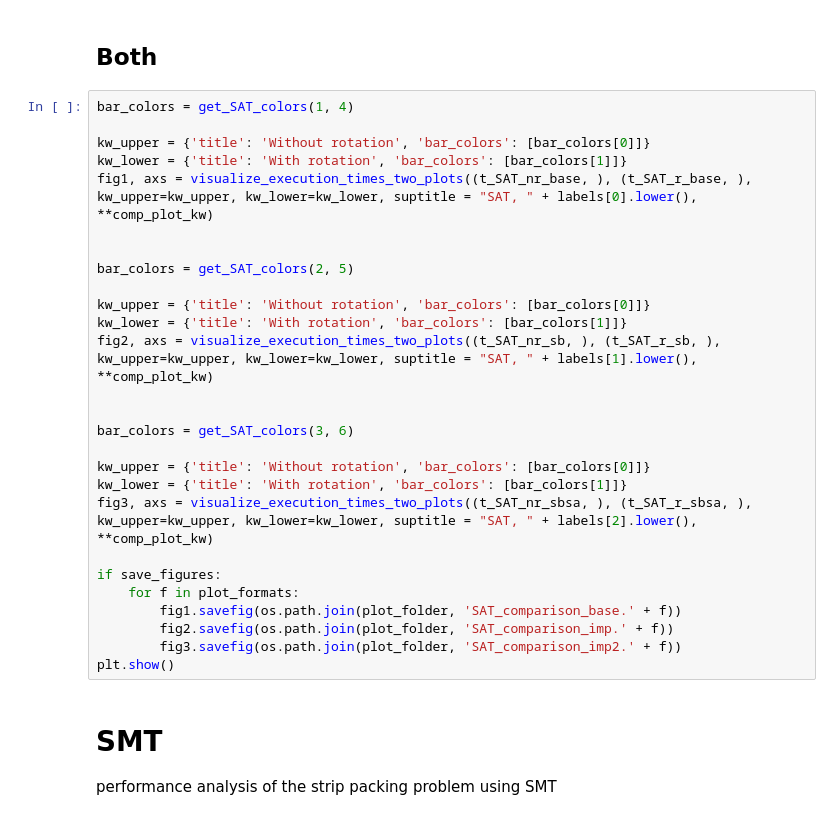
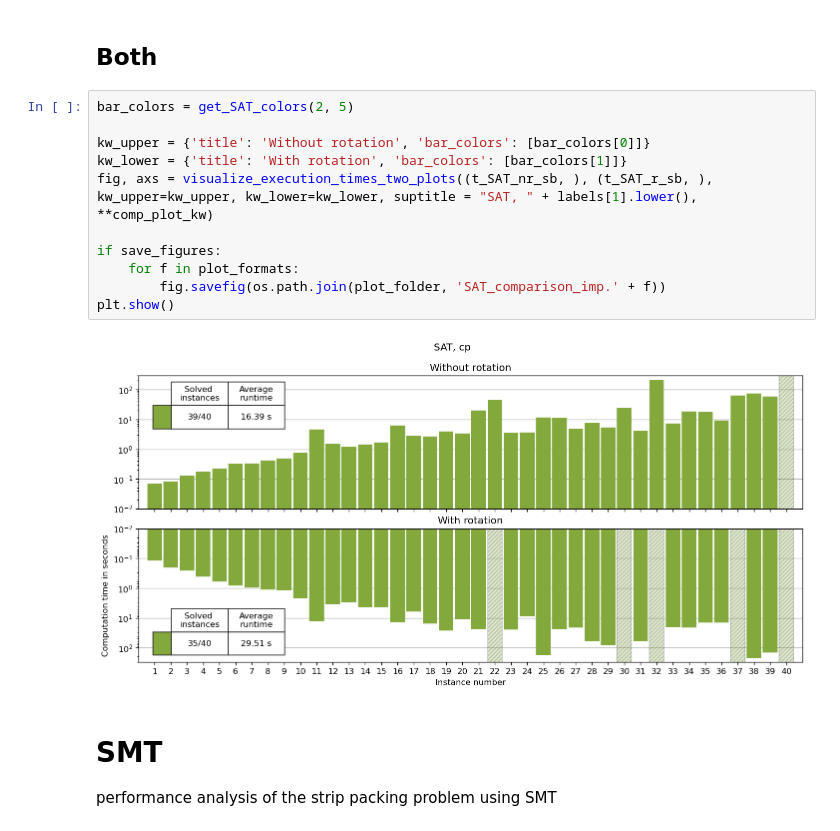
Before and after one commit to SamTheMar/Strip_packing_problem, a Jupyter notebook: analysis.ipynb, the cells around one changed output. Cells and saved outputs as stored; diff of their text form.

Commit message:
final analysis with notebook run with plots

```diff
--- a/analysis.ipynb
+++ b/analysis.ipynb
@@ -136,32 +146,18 @@ plt.show()
 # %% [markdown]
 ## Both
 # %%
-bar_colors = get_SAT_colors(1, 4)
-
-kw_upper = {'title': 'Without rotation', 'bar_colors': [bar_colors[0]]}
-kw_lower = {'title': 'With rotation', 'bar_colors': [bar_colors[1]]}
-fig1, axs = visualize_execution_times_two_plots((t_SAT_nr_base, ), (t_SAT_r_base, ), kw_upper=kw_upper, kw_lower=kw_lower, suptitle = "SAT, " + labels[0].lower(), **comp_plot_kw)
-
-
 bar_colors = get_SAT_colors(2, 5)
 
 kw_upper = {'title': 'Without rotation', 'bar_colors': [bar_colors[0]]}
 kw_lower = {'title': 'With rotation', 'bar_colors': [bar_colors[1]]}
-fig2, axs = visualize_execution_times_two_plots((t_SAT_nr_sb, ), (t_SAT_r_sb, ), kw_upper=kw_upper, kw_lower=kw_lower, suptitle = "SAT, " + labels[1].lower(), **comp_plot_kw)
-
-
-bar_colors = get_SAT_colors(3, 6)
-
-kw_upper = {'title': 'Without rotation', 'bar_colors': [bar_colors[0]]}
-kw_lower = {'title': 'With rotation', 'bar_colors': [bar_colors[1]]}
-fig3, axs = visualize_execution_times_two_plots((t_SAT_nr_sbsa, ), (t_SAT_r_sbsa, ), kw_upper=kw_upper, kw_lower=kw_lower, suptitle = "SAT, " + labels[2].lower(), **comp_plot_kw)
+fig, axs = visualize_execution_times_two_plots((t_SAT_nr_sb, ), (t_SAT_r_sb, ), kw_upper=kw_upper, kw_lower=kw_lower, suptitle = "SAT, " + labels[1].lower(), **comp_plot_kw)
 
 if save_figures:
     for f in plot_formats:
-        fig1.savefig(os.path.join(plot_folder, 'SAT_comparison_base.' + f))
-        fig2.savefig(os.path.join(plot_folder, 'SAT_comparison_imp.' + f))
-        fig3.savefig(os.path.join(plot_folder, 'SAT_comparison_imp2.' + f))
+        fig.savefig(os.path.join(plot_folder, 'SAT_comparison_imp.' + f))
 plt.show()
+# %% [output]
+[figure, added]
 # %% [markdown]
 # SMT
 performance analysis of the strip packing problem using SMT
```
Also changed, not shown: parts of 13 cells of this notebook.
